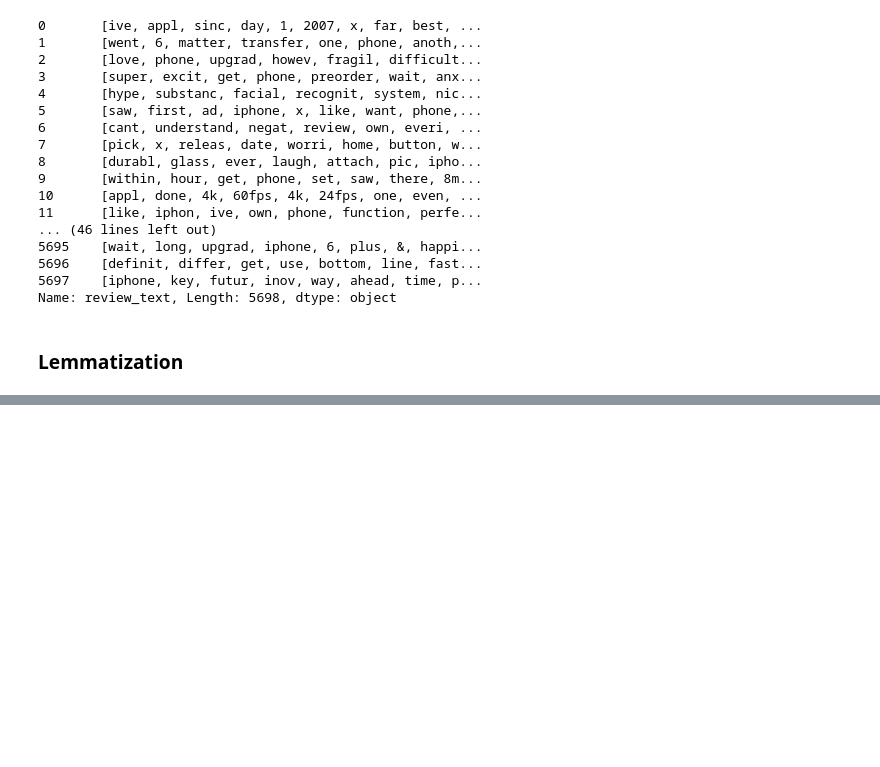
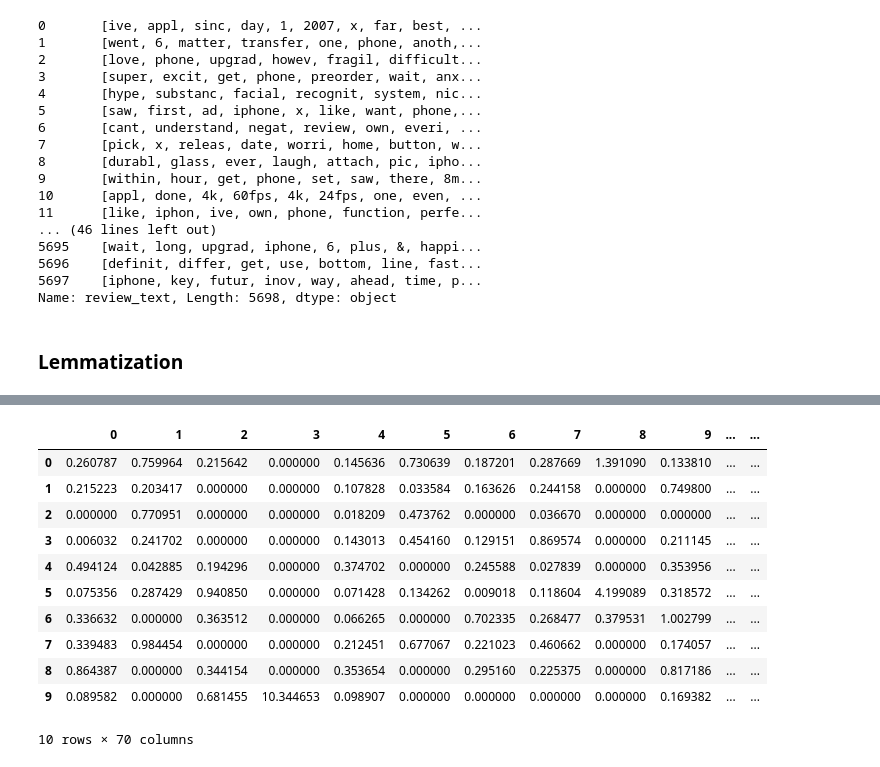
Before and after one commit to peloyeje/cg-scrapers, a Jupyter notebook: notebooks/tokenization-PELOYE.ipynb, the cells around one changed output, grey strips where cells are left out. Cells and saved outputs as stored; diff of their text form; code cells hidden in the pictures; blank space fills up the shorter version.

```diff
--- a/notebooks/tokenization-PELOYE.ipynb
+++ b/notebooks/tokenization-PELOYE.ipynb
@@ -218,0 +321,23 @@ pd.DataFrame(tfidf_matrix.todense(), columns=tfidf.get_feature_names()).apply(su
+# %%
+nmf = NMF(n_components=10, alpha=.1, l1_ratio=.5).fit(tfidf_matrix)
+# %%
+# tdidf = T * H
+# H maps documents (articles) into new dimensions (in the case of NMF, we can interpret these as topics)
+# W maps words to new dimensions
+T = nmf.fit_transform(tfidf_matrix)
+W = nmf.components_
+# %%
+pd.DataFrame(W)
+# %% [output]
+|  | 0 | 1 | 2 | 3 | 4 | 5 | 6 | 7 | 8 | 9 | ... | ... |
+| 0 | 0.260787 | 0.759964 | 0.215642 | 0.000000 | 0.145636 | 0.730639 | 0.187201 | 0.287669 | 1.391090 | 0.133810 | ... | ... |
+| 1 | 0.215223 | 0.203417 | 0.000000 | 0.000000 | 0.107828 | 0.033584 | 0.163626 | 0.244158 | 0.000000 | 0.749800 | ... | ... |
+| 2 | 0.000000 | 0.770951 | 0.000000 | 0.000000 | 0.018209 | 0.473762 | 0.000000 | 0.036670 | 0.000000 | 0.000000 | ... | ... |
+| 3 | 0.006032 | 0.241702 | 0.000000 | 0.000000 | 0.143013 | 0.454160 | 0.129151 | 0.869574 | 0.000000 | 0.211145 | ... | ... |
+| 4 | 0.494124 | 0.042885 | 0.194296 | 0.000000 | 0.374702 | 0.000000 | 0.245588 | 0.027839 | 0.000000 | 0.353956 | ... | ... |
+| 5 | 0.075356 | 0.287429 | 0.940850 | 0.000000 | 0.071428 | 0.134262 | 0.009018 | 0.118604 | 4.199089 | 0.318572 | ... | ... |
+| 6 | 0.336632 | 0.000000 | 0.363512 | 0.000000 | 0.066265 | 0.000000 | 0.702335 | 0.268477 | 0.379531 | 1.002799 | ... | ... |
+| 7 | 0.339483 | 0.984454 | 0.000000 | 0.000000 | 0.212451 | 0.677067 | 0.221023 | 0.460662 | 0.000000 | 0.174057 | ... | ... |
+| 8 | 0.864387 | 0.000000 | 0.344154 | 0.000000 | 0.353654 | 0.000000 | 0.295160 | 0.225375 | 0.000000 | 0.817186 | ... | ... |
+| 9 | 0.089582 | 0.000000 | 0.681455 | 10.344653 | 0.098907 | 0.000000 | 0.000000 | 0.000000 | 0.000000 | 0.169382 | ... | ... |
+10 rows × 70 columns
```
Also changed, not shown: parts of 43 cells of this notebook, 1 other file.
